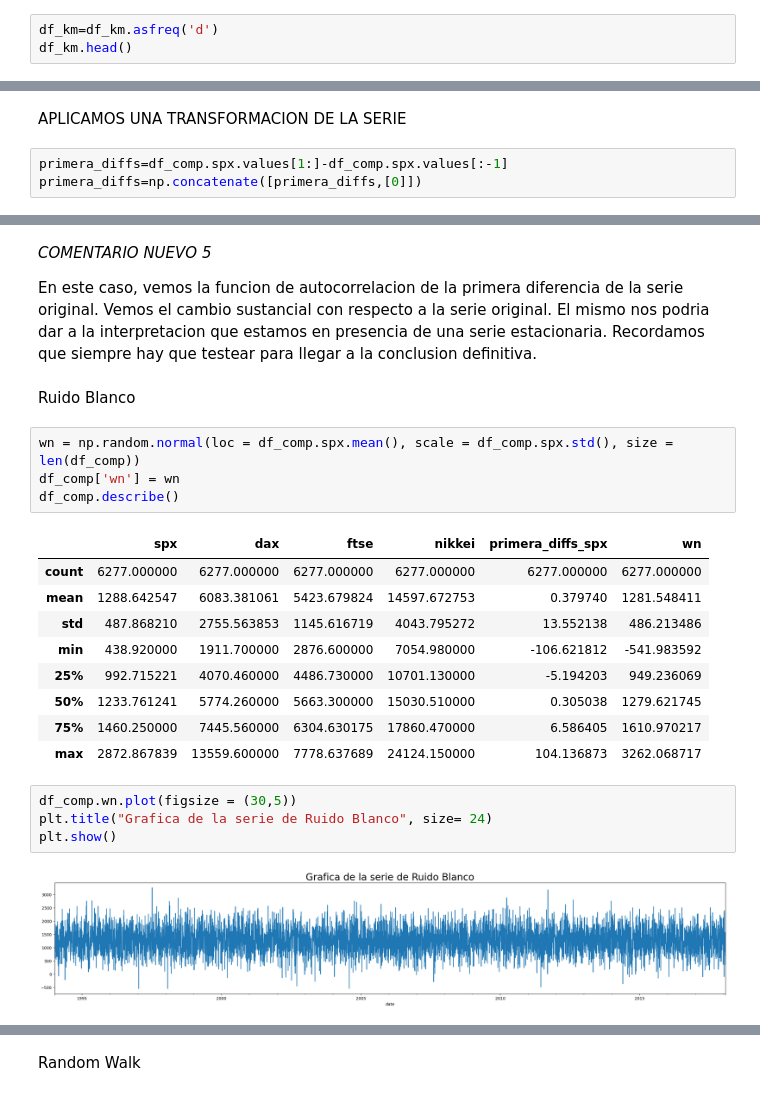
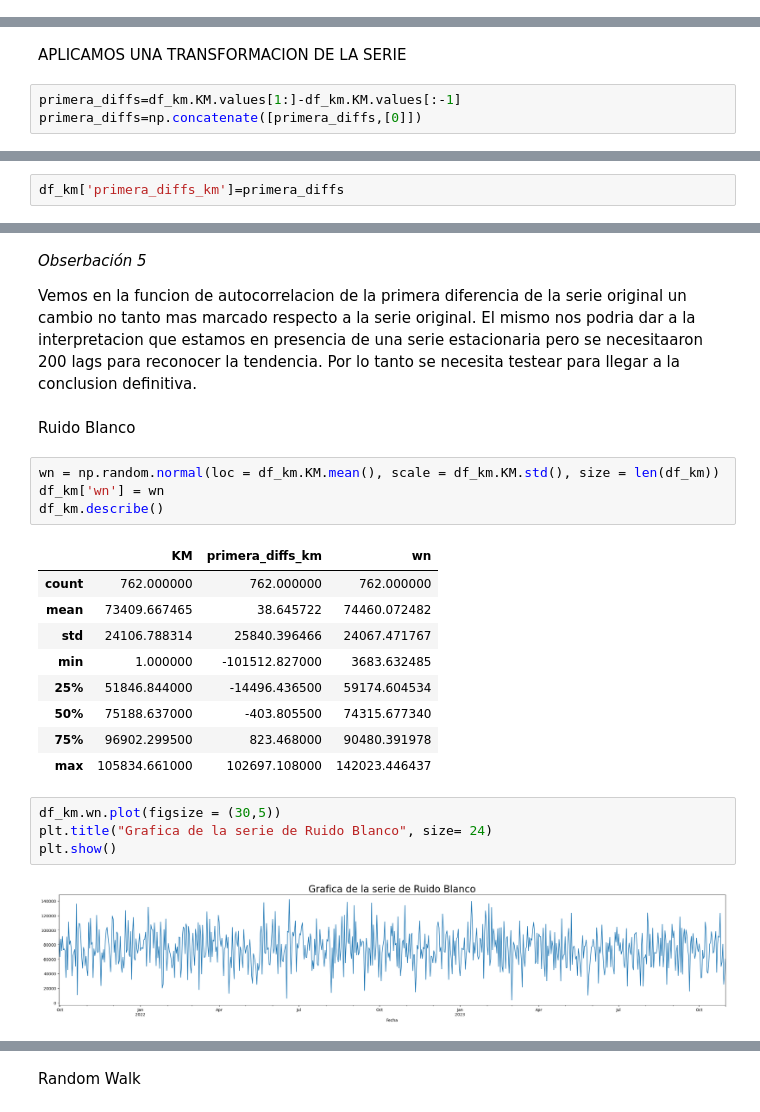
Before and after one commit to rstvz90/AST_G4, a Jupyter notebook: TP_G4_KM.ipynb, the cells around one changed output, grey strips where cells are left out. Saved outputs shown, nothing was run; the diff lists cells and outputs as text.

```diff
--- a/TP_G4_KM.ipynb
+++ b/TP_G4_KM.ipynb
@@ -197,6 +187,3 @@ df_km
 | 2023-10-30 | 101843.308 |
 | 2023-10-31 | 102381.640 |
 762 rows × 1 columns
-# %%
-df_km=df_km.asfreq('d')
-df_km.head()
@@ -359,5 +306,5 @@ plt.show()
 # %% [markdown]
 APLICAMOS UNA TRANSFORMACION DE LA SERIE
 # %%
-primera_diffs=df_comp.spx.values[1:]-df_comp.spx.values[:-1]
+primera_diffs=df_km.KM.values[1:]-df_km.KM.values[:-1]
 primera_diffs=np.concatenate([primera_diffs,[0]])
@@ -366 +311,3 @@ df_comp['primera_diffs_spx']=primera_diffs
+# %%
+df_km['primera_diffs_km']=primera_diffs
 # %%
@@ -398,28 +343,28 @@ plt.show()
 # %% [markdown]
-*COMENTARIO NUEVO 5*
+*Obserbación 5*
 
-En este caso, vemos la funcion de autocorrelacion de la primera diferencia de la serie original.
-Vemos el cambio sustancial con respecto a la serie original. El mismo nos podria dar a la interpretacion que estamos en presencia de una serie estacionaria. Recordamos que siempre hay que testear para llegar a la conclusion definitiva.
+Vemos en la funcion de autocorrelacion de la primera diferencia de la serie original un cambio no tanto mas marcado respecto a la serie original.
+El mismo nos podria dar a la interpretacion que estamos en presencia de una serie estacionaria pero se necesitaaron 200 lags para reconocer la tendencia. Por lo tanto se necesita testear para llegar a la conclusion definitiva.
 # %% [markdown]
 Ruido Blanco
 # %%
-wn = np.random.normal(loc = df_comp.spx.mean(), scale = df_comp.spx.std(), size = len(df_comp))
-df_comp['wn'] = wn
-df_comp.describe()
+wn = np.random.normal(loc = df_km.KM.mean(), scale = df_km.KM.std(), size = len(df_km))
+df_km['wn'] = wn
+df_km.describe()
 # %% [output]
-|  | spx | dax | ftse | nikkei | primera_diffs_spx | wn |
-| count | 6277.000000 | 6277.000000 | 6277.000000 | 6277.000000 | 6277.000000 | 6277.000000 |
-| mean | 1288.642547 | 6083.381061 | 5423.679824 | 14597.672753 | 0.379740 | 1281.548411 |
-| std | 487.868210 | 2755.563853 | 1145.616719 | 4043.795272 | 13.552138 | 486.213486 |
-| min | 438.920000 | 1911.700000 | 2876.600000 | 7054.980000 | -106.621812 | -541.983592 |
-| 25% | 992.715221 | 4070.460000 | 4486.730000 | 10701.130000 | -5.194203 | 949.236069 |
-| 50% | 1233.761241 | 5774.260000 | 5663.300000 | 15030.510000 | 0.305038 | 1279.621745 |
-| 75% | 1460.250000 | 7445.560000 | 6304.630175 | 17860.470000 | 6.586405 | 1610.970217 |
-| max | 2872.867839 | 13559.600000 | 7778.637689 | 24124.150000 | 104.136873 | 3262.068717 |
+|  | KM | primera_diffs_km | wn |
+| count | 762.000000 | 762.000000 | 762.000000 |
+| mean | 73409.667465 | 38.645722 | 74460.072482 |
+| std | 24106.788314 | 25840.396466 | 24067.471767 |
+| min | 1.000000 | -101512.827000 | 3683.632485 |
+| 25% | 51846.844000 | -14496.436500 | 59174.604534 |
+| 50% | 75188.637000 | -403.805500 | 74315.677340 |
+| 75% | 96902.299500 | 823.468000 | 90480.391978 |
+| max | 105834.661000 | 102697.108000 | 142023.446437 |
 # %%
-df_comp.wn.plot(figsize = (30,5))
+df_km.wn.plot(figsize = (30,5))
 plt.title("Grafica de la serie de Ruido Blanco", size= 24)
 plt.show()
 # %% [output]
-[figure, old version]
+[figure, new version]
 # %%
```
Also changed, not shown: parts of 52 cells of this notebook.
